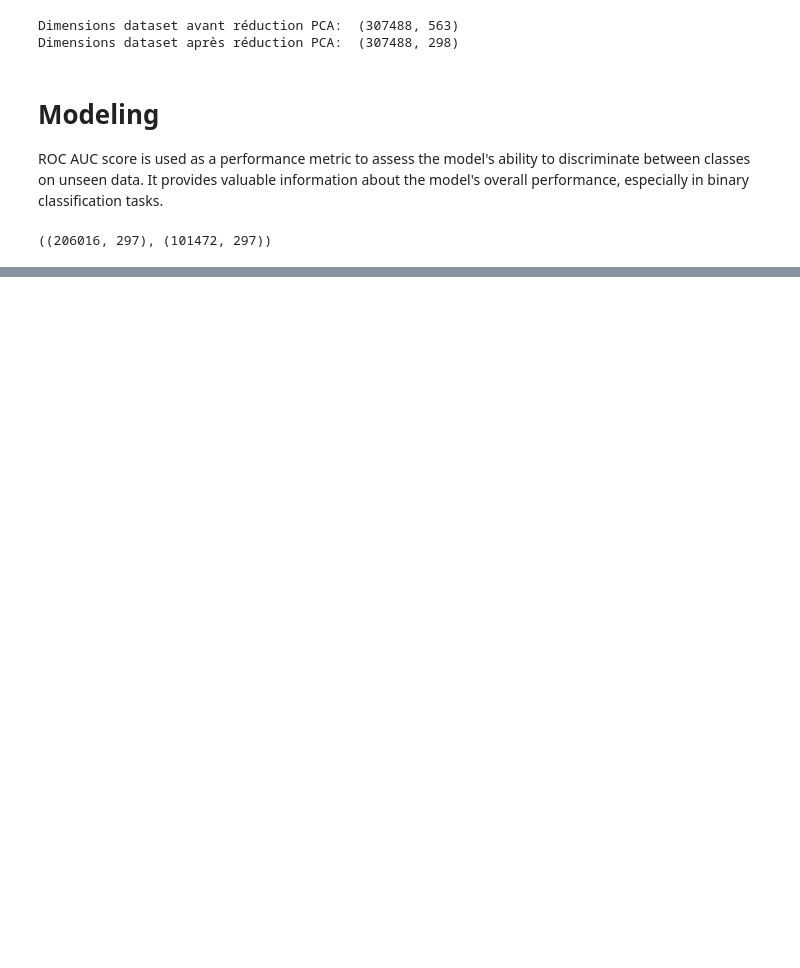
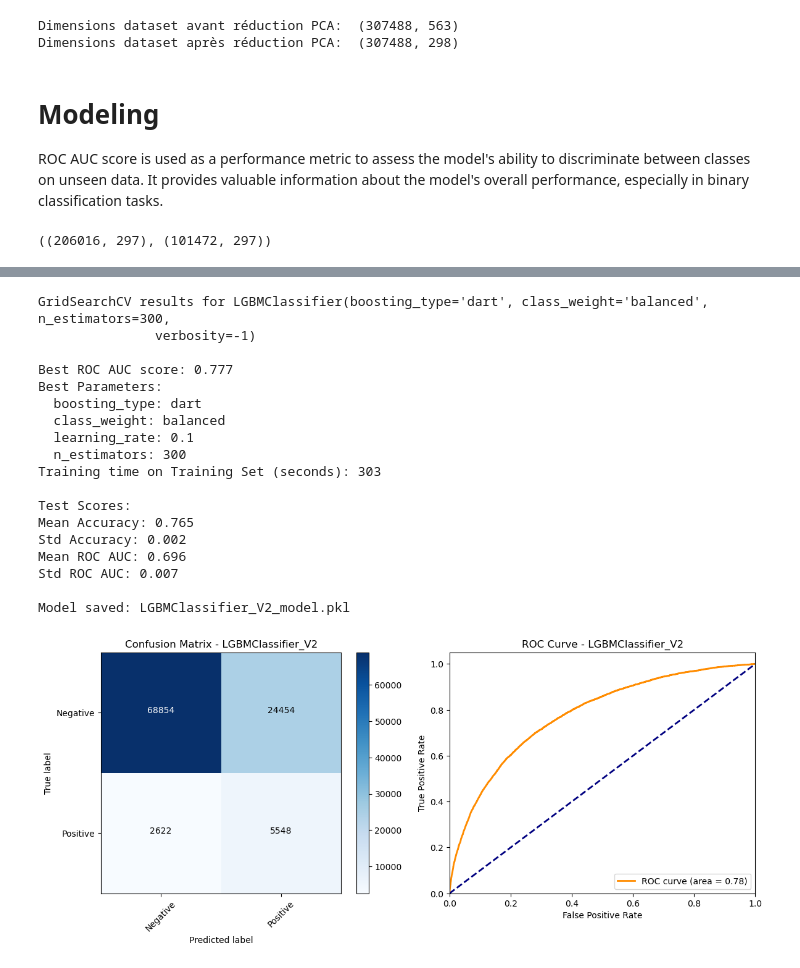
Before and after one commit to MadaraDataAnalyst/OC_P7, a Jupyter notebook: P7_modeling.ipynb, the cells around one changed output, grey strips where cells are left out. Drawn from its saved outputs; the diff is of its cells as text; code cells hidden in the pictures; blank space fills up the shorter version.

```diff
--- a/P7_modeling.ipynb
+++ b/P7_modeling.ipynb
@@ -281,0 +395,37 @@ Model saved: LGBMClassifier_model.pkl
+# %%
+import re
+
+def clean_feature_name(feature_name):
+    cleaned_name = re.sub(r'[^a-zA-Z0-9_]', '_', feature_name)
+    return cleaned_name
+
+# Apply clean_feature_name to all column names in df_V1
+df_V1 = df_V1.rename(columns={col: clean_feature_name(col) for col in df_V1.columns})
+# %%
+X1 = df_V1.drop(columns=['TARGET'])
+y1 = df_V1["TARGET"]
+
+X_train1, X_test1, y_train1, y_test1 = train_test_split(X1, y1, test_size=0.33, random_state=42)
+# %%
+LGBM_best_model_V1, LGBM_best_score_V1, LGBM_best_params_V1, LGBM_training_time_seconds_V1, LGBM_test_scores_V1 = grid_search_and_fit(LGBMClassifier, LGBMC_params, X_train1, y_train1, X_test1, y_test1, model_name="LGBMClassifier_V2")
+plot_evaluation_metrics(LGBM_best_model_V1, X_test1, y_test1, "LGBMClassifier_V2")
+# %% [output]
+GridSearchCV results for LGBMClassifier(boosting_type='dart', class_weight='balanced', n_estimators=300,
+               verbosity=-1)
+
+Best ROC AUC score: 0.777
+Best Parameters:
+  boosting_type: dart
+  class_weight: balanced
+  learning_rate: 0.1
+  n_estimators: 300
+Training time on Training Set (seconds): 303
+
+Test Scores:
+Mean Accuracy: 0.765
+Std Accuracy: 0.002
+Mean ROC AUC: 0.696
+Std ROC AUC: 0.007
+
+Model saved: LGBMClassifier_V2_model.pkl
+[figure, added]
```
Also changed, not shown: parts of 24 cells of this notebook, 6 other files.
